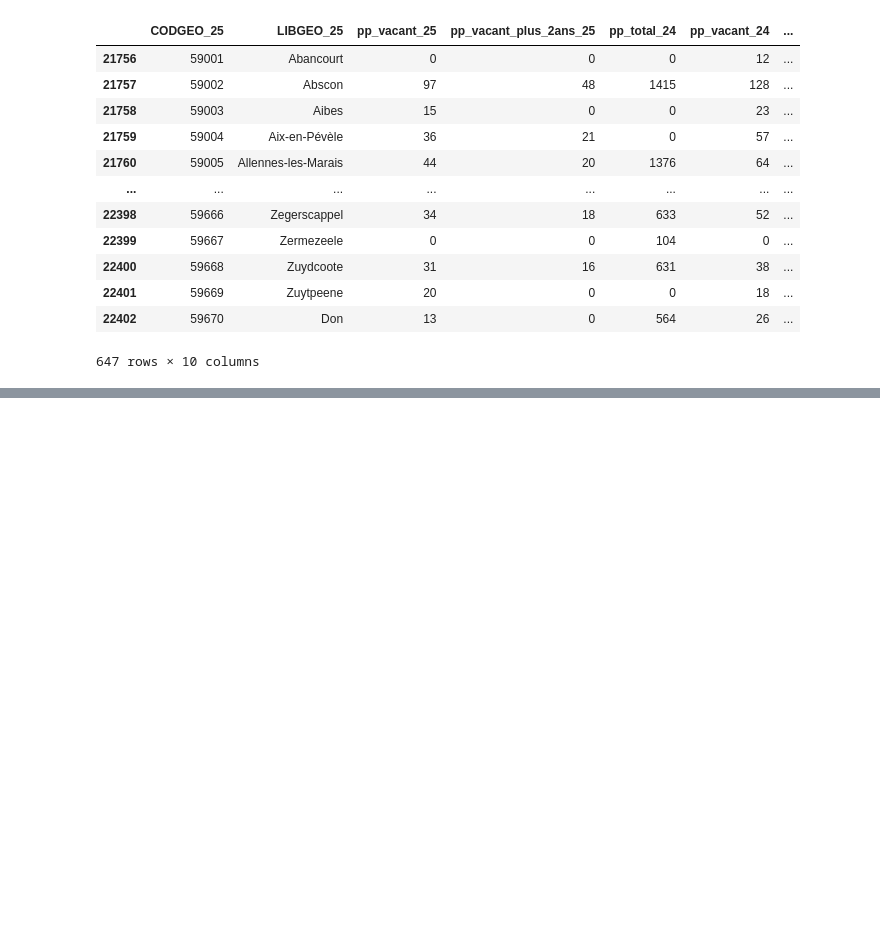
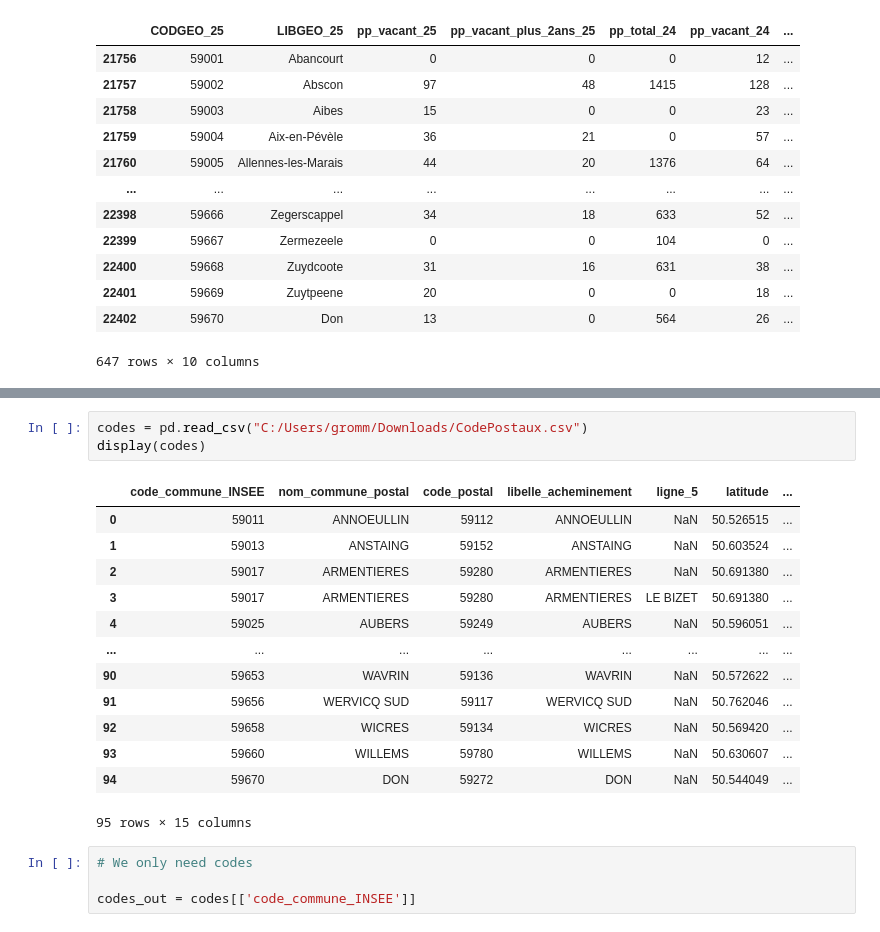
Before and after one commit to augu-gif/Projet_crise_logement, a Jupyter notebook: Processed/Immobilier/LogementsVacants_MEL_Exploitable.ipynb, the cells around one changed output, grey strips where cells are left out. Drawn from its saved outputs; the diff is of its cells as text; blank space fills up the shorter version.

```diff
--- a/Processed/Immobilier/LogementsVacants_MEL_Exploitable.ipynb
+++ b/Processed/Immobilier/LogementsVacants_MEL_Exploitable.ipynb
@@ -98 +98,22 @@ display(df)
 647 rows × 10 columns
+# %%
+codes = pd.read_csv("C:/Users/gromm/Downloads/CodePostaux.csv")
+display(codes)
+# %% [output]
+|  | code_commune_INSEE | nom_commune_postal | code_postal | libelle_acheminement | ligne_5 | latitude | ... |
+| 0 | 59011 | ANNOEULLIN | 59112 | ANNOEULLIN | NaN | 50.526515 | ... |
+| 1 | 59013 | ANSTAING | 59152 | ANSTAING | NaN | 50.603524 | ... |
+| 2 | 59017 | ARMENTIERES | 59280 | ARMENTIERES | NaN | 50.691380 | ... |
+| 3 | 59017 | ARMENTIERES | 59280 | ARMENTIERES | LE BIZET | 50.691380 | ... |
+| 4 | 59025 | AUBERS | 59249 | AUBERS | NaN | 50.596051 | ... |
+| ... | ... | ... | ... | ... | ... | ... | ... |
+| 90 | 59653 | WAVRIN | 59136 | WAVRIN | NaN | 50.572622 | ... |
+| 91 | 59656 | WERVICQ SUD | 59117 | WERVICQ SUD | NaN | 50.762046 | ... |
+| 92 | 59658 | WICRES | 59134 | WICRES | NaN | 50.569420 | ... |
+| 93 | 59660 | WILLEMS | 59780 | WILLEMS | NaN | 50.630607 | ... |
+| 94 | 59670 | DON | 59272 | DON | NaN | 50.544049 | ... |
+95 rows × 15 columns
+# %%
+# We only need codes
+
+codes_out = codes[['code_commune_INSEE']]
```
Also changed, not shown: parts of 3 cells of this notebook.
